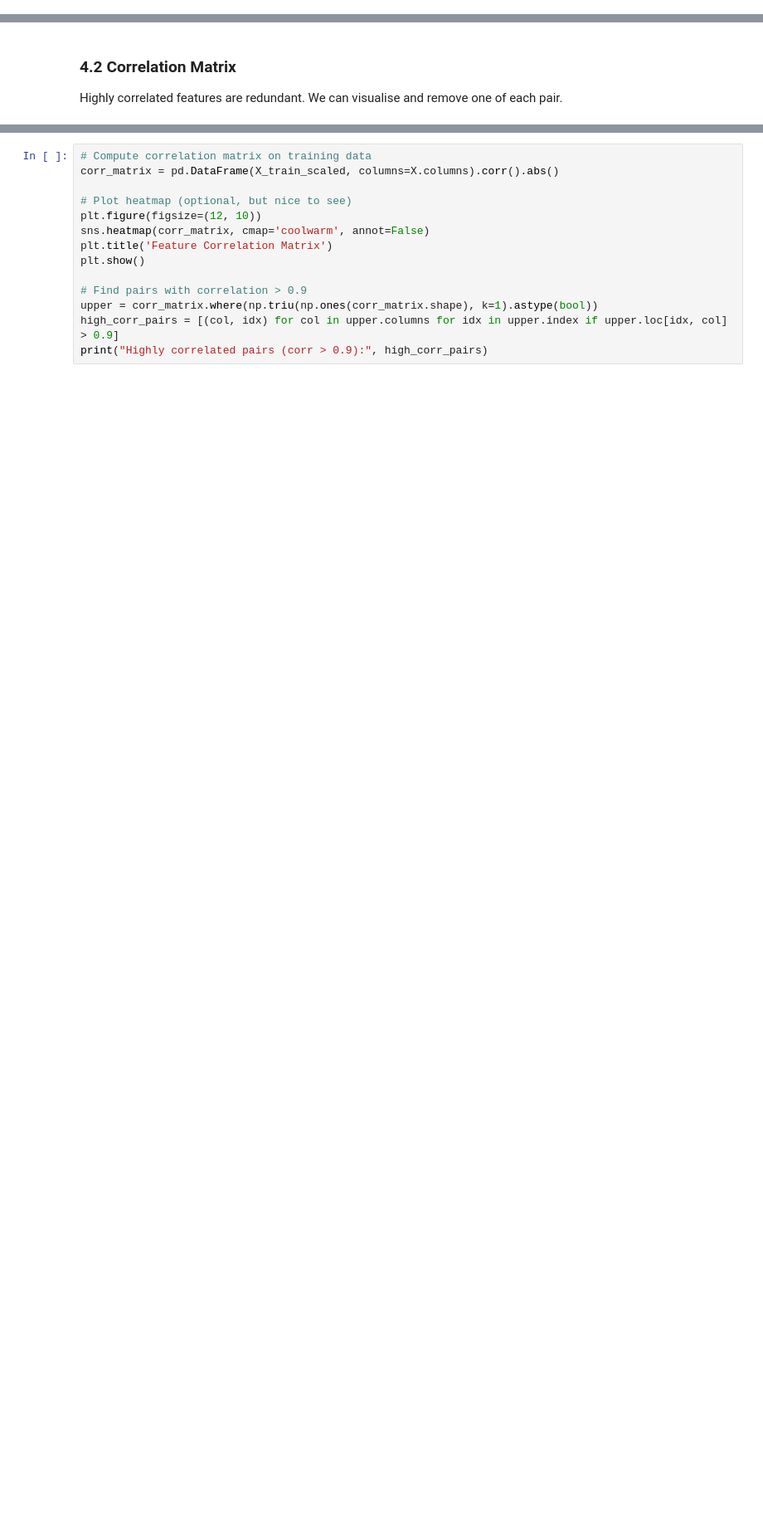
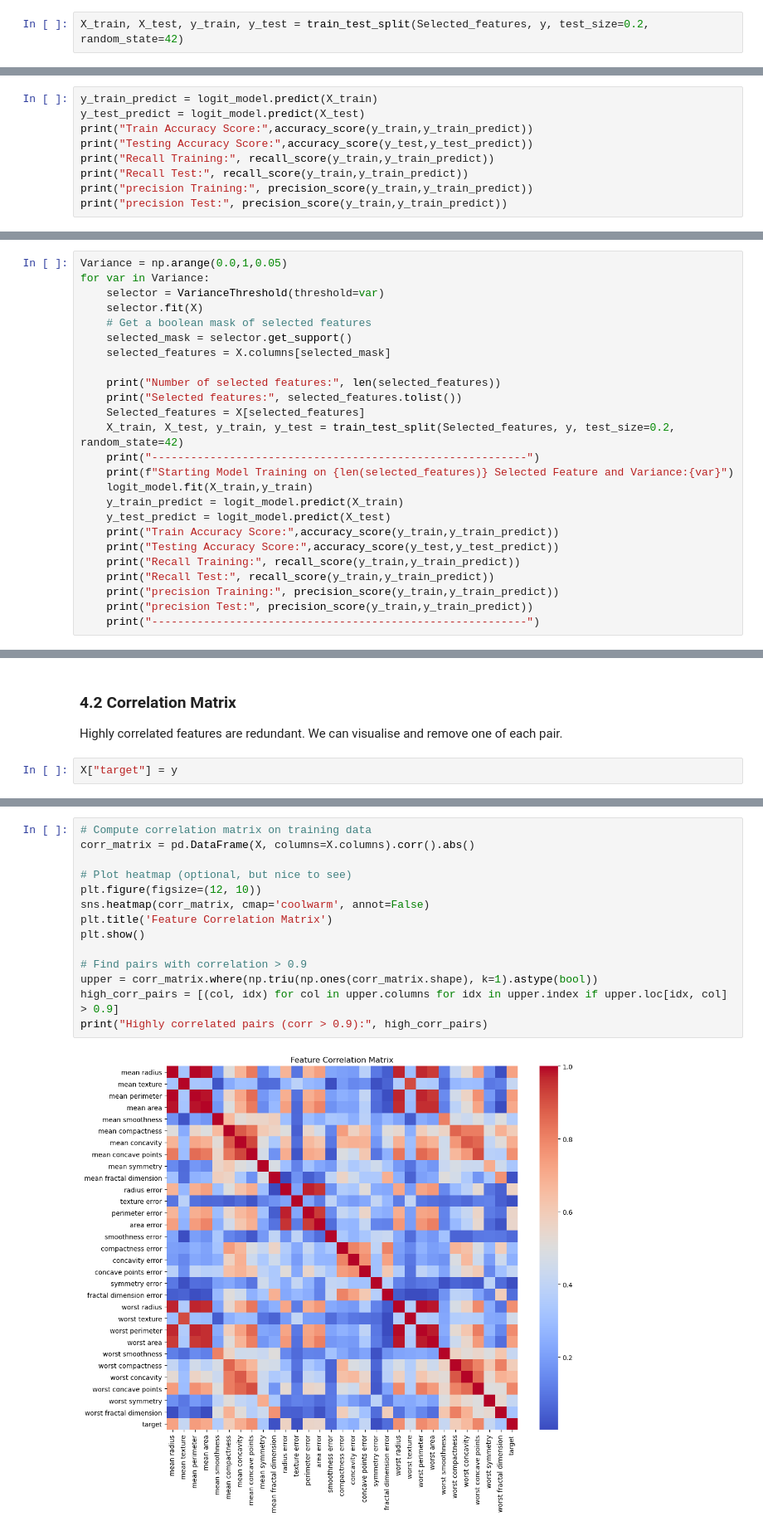
Before and after one commit to NandanTiwari/BIT_LALPUR_-ML_Class-_Notes_Assignment_26, a Jupyter notebook: FILES/Feature Selection.ipynb, the cells around one changed output, grey strips where cells are left out. Shown at 83% size. Saved outputs shown, nothing was run; the diff lists cells and outputs as text; blank space fills up the shorter version.

```diff
--- a/FILES/Feature Selection.ipynb
+++ b/FILES/Feature Selection.ipynb
@@ -114,0 +133,2 @@ Selected features: ['mean radius', 'mean texture', 'mean perimeter', 'mean area'
+# %%
+X_train, X_test, y_train, y_test = train_test_split(Selected_features, y, test_size=0.2, random_state=42)
@@ -114,0 +137,9 @@ Selected features: ['mean radius', 'mean texture', 'mean perimeter', 'mean area'
+# %%
+y_train_predict = logit_model.predict(X_train)
+y_test_predict = logit_model.predict(X_test)
+print("Train Accuracy Score:",accuracy_score(y_train,y_train_predict))
+print("Testing Accuracy Score:",accuracy_score(y_test,y_test_predict))
+print("Recall Training:", recall_score(y_train,y_train_predict))
+print("Recall Test:", recall_score(y_train,y_train_predict))
+print("precision Training:", precision_score(y_train,y_train_predict))
+print("precision Test:", precision_score(y_train,y_train_predict))
@@ -114,0 +153,25 @@ Selected features: ['mean radius', 'mean texture', 'mean perimeter', 'mean area'
+# %%
+Variance = np.arange(0.0,1,0.05)
+for var in Variance:
+    selector = VarianceThreshold(threshold=var)
+    selector.fit(X)
+    # Get a boolean mask of selected features
+    selected_mask = selector.get_support()
+    selected_features = X.columns[selected_mask]
+
+    print("Number of selected features:", len(selected_features))
+    print("Selected features:", selected_features.tolist())
+    Selected_features = X[selected_features]
+    X_train, X_test, y_train, y_test = train_test_split(Selected_features, y, test_size=0.2, random_state=42)
+    print("----------------------------------------------------------")
+    print(f"Starting Model Training on {len(selected_features)} Selected Feature and Variance:{var}")
+    logit_model.fit(X_train,y_train)
+    y_train_predict = logit_model.predict(X_train)
+    y_test_predict = logit_model.predict(X_test)
+    print("Train Accuracy Score:",accuracy_score(y_train,y_train_predict))
+    print("Testing Accuracy Score:",accuracy_score(y_test,y_test_predict))
+    print("Recall Training:", recall_score(y_train,y_train_predict))
+    print("Recall Test:", recall_score(y_train,y_train_predict))
+    print("precision Training:", precision_score(y_train,y_train_predict))
+    print("precision Test:", precision_score(y_train,y_train_predict))
+    print("----------------------------------------------------------")
@@ -116,3 +197,5 @@ Selected features: ['mean radius', 'mean texture', 'mean perimeter', 'mean area'
 ### 4.2 Correlation Matrix
 
 Highly correlated features are redundant. We can visualise and remove one of each pair.
+# %%
+X["target"] = y
@@ -119,14 +218,16 @@ Highly correlated features are redundant. We can visualise and remove one of eac
 # %%
 # Compute correlation matrix on training data
-corr_matrix = pd.DataFrame(X_train_scaled, columns=X.columns).corr().abs()
+corr_matrix = pd.DataFrame(X, columns=X.columns).corr().abs()
 
 # Plot heatmap (optional, but nice to see)
 plt.figure(figsize=(12, 10))
 sns.heatmap(corr_matrix, cmap='coolwarm', annot=False)
 plt.title('Feature Correlation Matrix')
 plt.show()
 
 # Find pairs with correlation > 0.9
 upper = corr_matrix.where(np.triu(np.ones(corr_matrix.shape), k=1).astype(bool))
 high_corr_pairs = [(col, idx) for col in upper.columns for idx in upper.index if upper.loc[idx, col] > 0.9]
 print("Highly correlated pairs (corr > 0.9):", high_corr_pairs)
+# %% [output]
+[figure, added]
```
Also changed, not shown: parts of 15 cells of this notebook.
